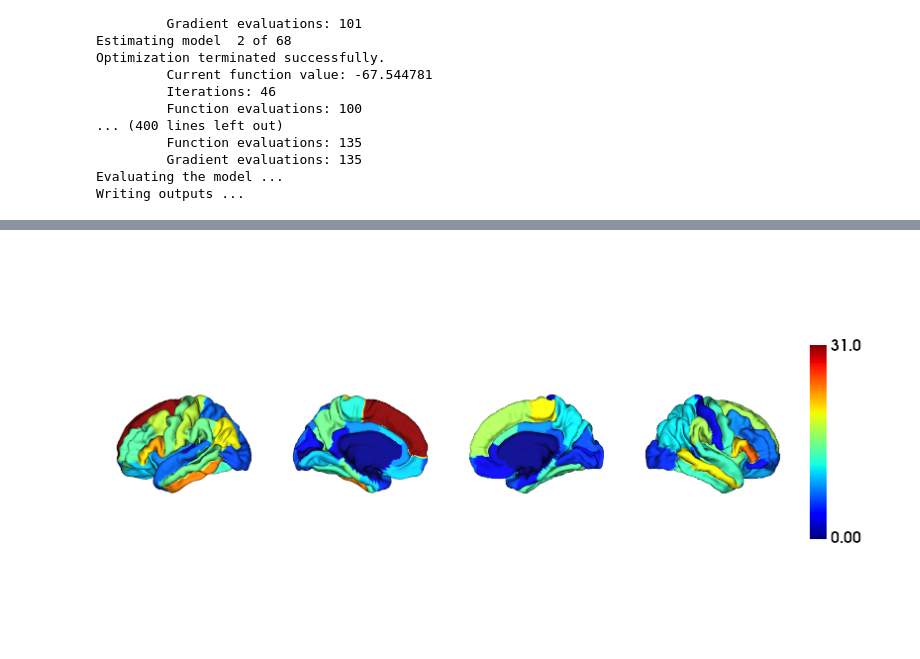
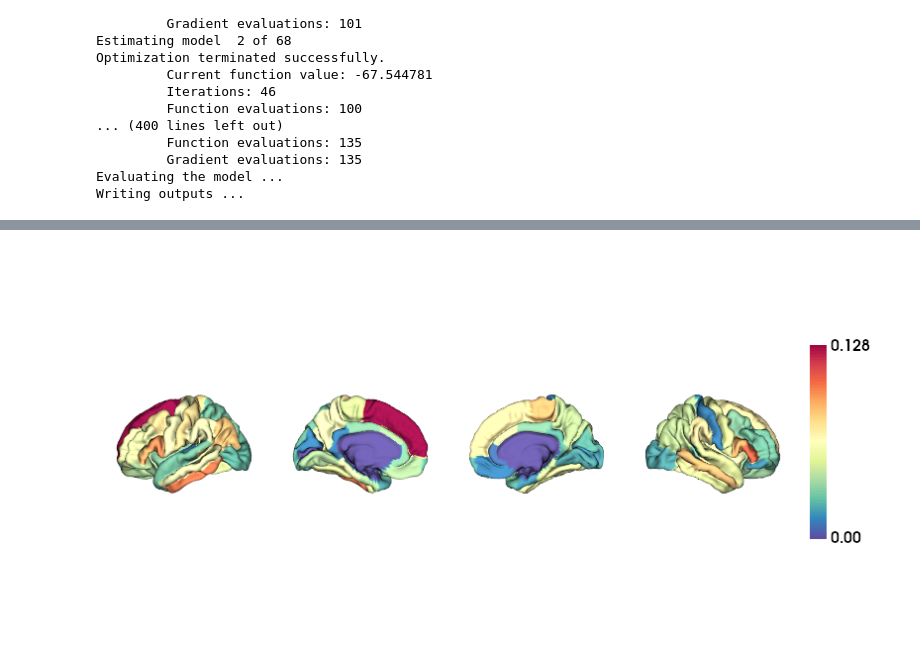
Before and after one commit to bbuckova/ESO_normative, a Jupyter notebook: GPR_modelling.ipynb, the cells around one changed output, grey strips where cells are left out. Saved outputs shown, nothing was run; the diff lists cells and outputs as text; code cells hidden in the pictures.

```diff
--- a/GPR_modelling.ipynb
+++ b/GPR_modelling.ipynb
@@ -183,10 +206,0 @@ from enigmatoolbox.utils.useful import reorder_sctx
-# %%
-cnames = pd.read_csv(os.path.join(nm_dir,'colnames.txt'), sep = ' ',header=None).to_numpy()
-cnames = [i[0] for i in cnames]
-cnames = [i.replace('rh_','R_') for i in cnames]
-cnames = [i.replace('lh_','L_') for i in cnames]
-z_test.columns = cnames
-# %%
-R_hemi = [col for col in z_test.columns if 'R_' in col]
-L_hemi = [col for col in z_test.columns if 'L_' in col]
-z_test = pd.concat([z_test[L_hemi], z_test[R_hemi]], axis=1)
@@ -207,14 +221,11 @@ plot_cortical(array_name=CT_z_mean_fsa5, surface_name="fsa5", size=(800, 400),
 # %%
-z_eneg = (z_test<-2).sum()
-
-#CT_d_fsa5 = parcel_to_surface(z_test, 'aparc_fsa5')
-CT_z_mean_fsa5 = parcel_to_surface(z_eneg, 'aparc_fsa5')
-
-plot_cortical(array_name=CT_z_mean_fsa5, surface_name="fsa5", size=(800, 400),
-              cmap='jet', color_bar=True,
+# Extreme negative deviations of patients
+pk = dk_roi_viz(nm_dir, z_test, 2, 'neg')
+plot_cortical(array_name=pk, surface_name="fsa5", size=(800, 400),
+              cmap='Spectral_r', color_bar=True,
               interactive=False,
               embed_nb=True,
               screenshot=False,
               filename=None)
 # %% [output]
-[figure, old version]
+[figure, new version]
```
Also changed, not shown: parts of 20 cells of this notebook.
